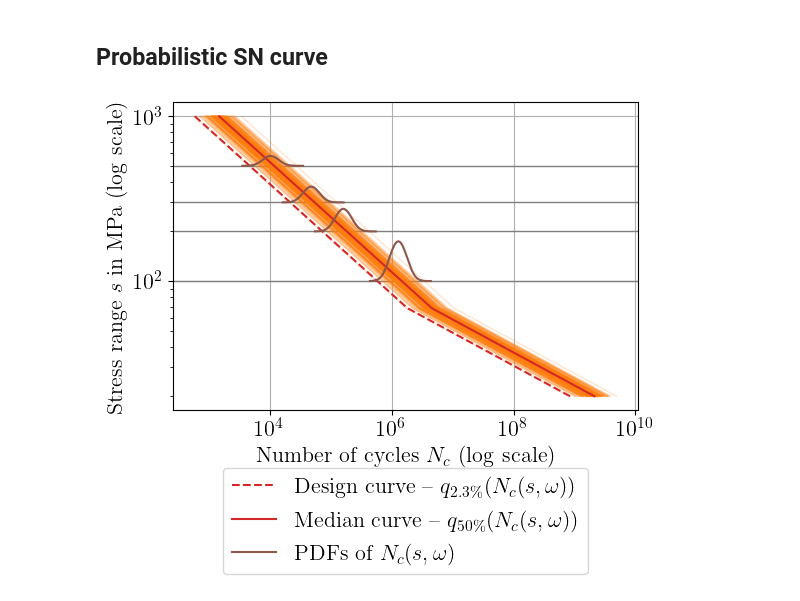
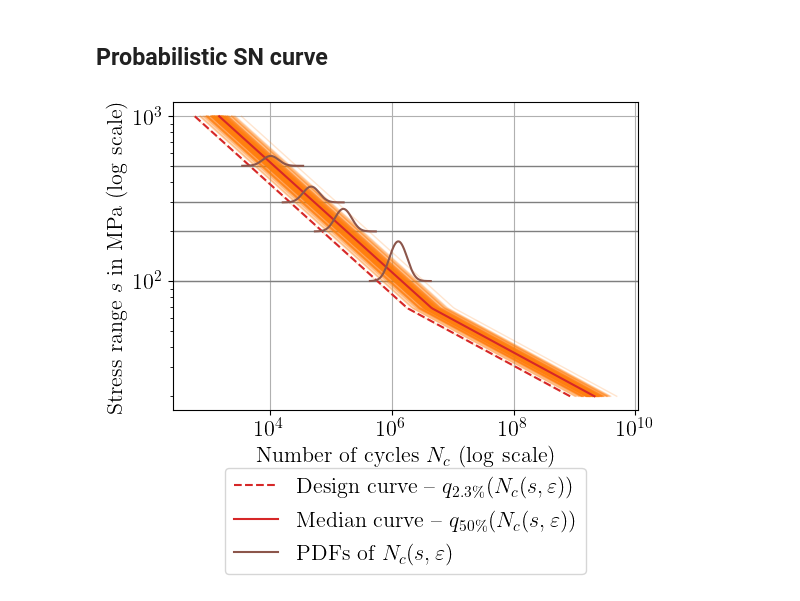
Before and after one commit to efekhari27/thesis, a Jupyter notebook: numerical_experiments/chapter2/fatigue.ipynb, the cells around one changed output. Drawn from its saved outputs; the diff is of its cells as text; code cells hidden in the pictures.

```diff
--- a/numerical_experiments/chapter2/fatigue.ipynb
+++ b/numerical_experiments/chapter2/fatigue.ipynb
@@ -104,28 +104,28 @@ sn_coeff_sample = np.array(sn_dist.getSample(200))
 # %%
 plt.figure(figsize=(6, 4))
 yplot = np.arange(20, 1000, 1)
 x_pdf_plot = np.linspace(0.3, 3, 100000).reshape(-1, 1)
 pdf = np.array(sn_dist.computePDF(x_pdf_plot))
 plt.axhline(100., color='C7', linewidth=1.)
 plt.axhline(200., color='C7', linewidth=1.)
 plt.axhline(300., color='C7', linewidth=1.)
 plt.axhline(500., color='C7', linewidth=1.)
 for sn_coeff in sn_coeff_sample:
     plt.plot(random_wohler(yplot, sn_coeff), yplot, color='C1', alpha=0.2, linewidth=1.)
-plt.plot(design_wohler(yplot), yplot, color='C3', label="Design curve -- $q_{2.3\%}(N_c(s, \omega))$", linestyle='dashed')
-plt.plot(median_wohler(yplot), yplot, color='C3', label="Median curve -- $q_{50\%}(N_c(s, \omega))$")
+plt.plot(design_wohler(yplot), yplot, color='C3', label="Design curve -- $q_{2.3\%}(N_c(s, \\varepsilon))$", linestyle='dashed')
+plt.plot(median_wohler(yplot), yplot, color='C3', label="Median curve -- $q_{50\%}(N_c(s, \\varepsilon))$")
 
 plt.plot(median_wohler([100.])[0] * x_pdf_plot, 100. + pdf * 50, color='C5')
 plt.plot(median_wohler([200.])[0] * x_pdf_plot, 200. + pdf * 50, color='C5')
 plt.plot(median_wohler([300.])[0] * x_pdf_plot, 300. + pdf * 50, color='C5')
-plt.plot(median_wohler([500.])[0] * x_pdf_plot, 500. + pdf * 50, color='C5', label='PDFs of $N_c(s, \omega)$')
+plt.plot(median_wohler([500.])[0] * x_pdf_plot, 500. + pdf * 50, color='C5', label='PDFs of $N_c(s, \\varepsilon)$')
 
 plt.yscale('log')
 plt.xscale('log')
 plt.xlabel('Number of cycles $N_c$ (log scale)')
 plt.ylabel('Stress range $s$ in MPa (log scale)')
 plt.grid()
 plt.legend(bbox_to_anchor=(0.5, -0.15), loc='upper center')
 plt.savefig('figures/probabilistic_fatigue.png', dpi=300, bbox_inches='tight');
 # %% [output]
-[figure, old version]
+[figure, new version]
```
Also changed, not shown: 19 other files.
